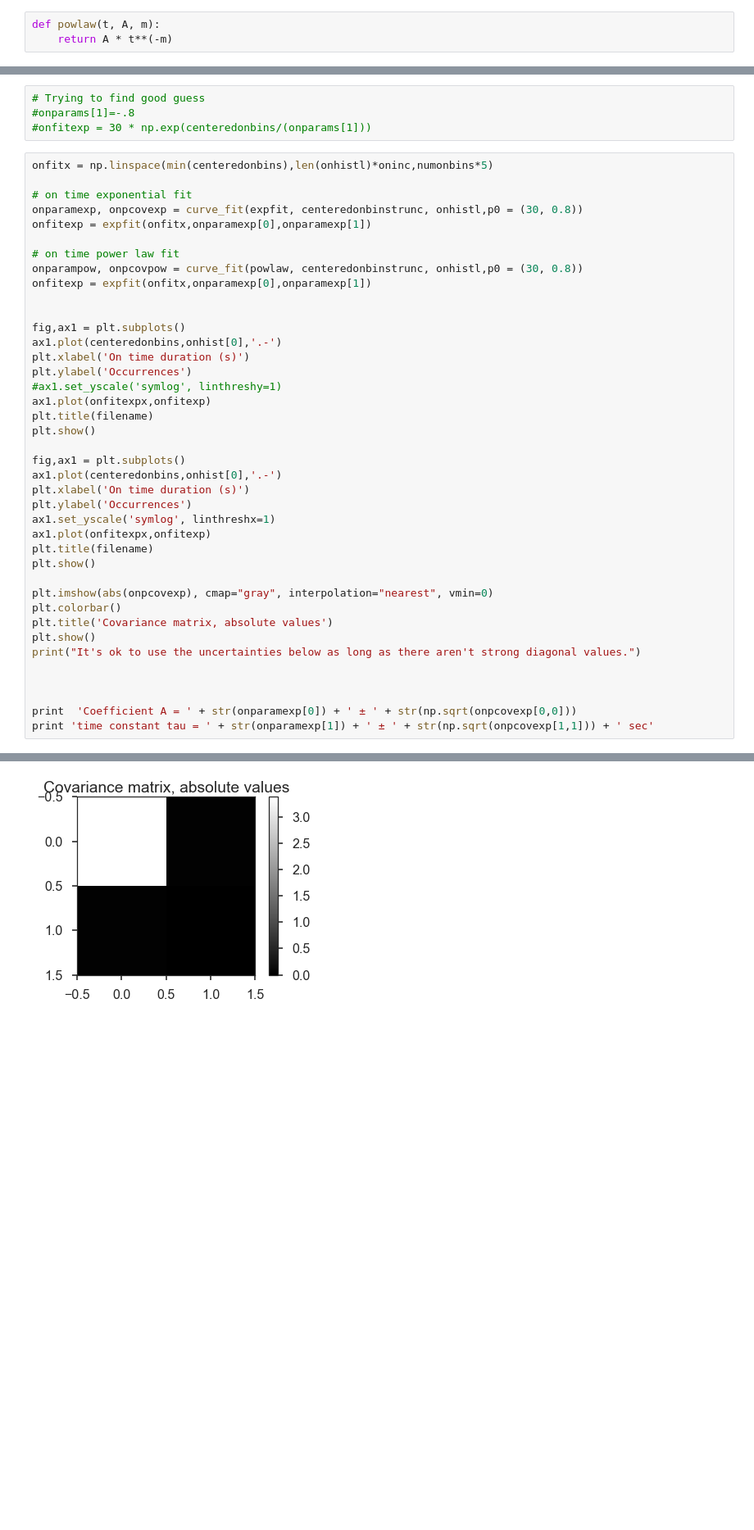
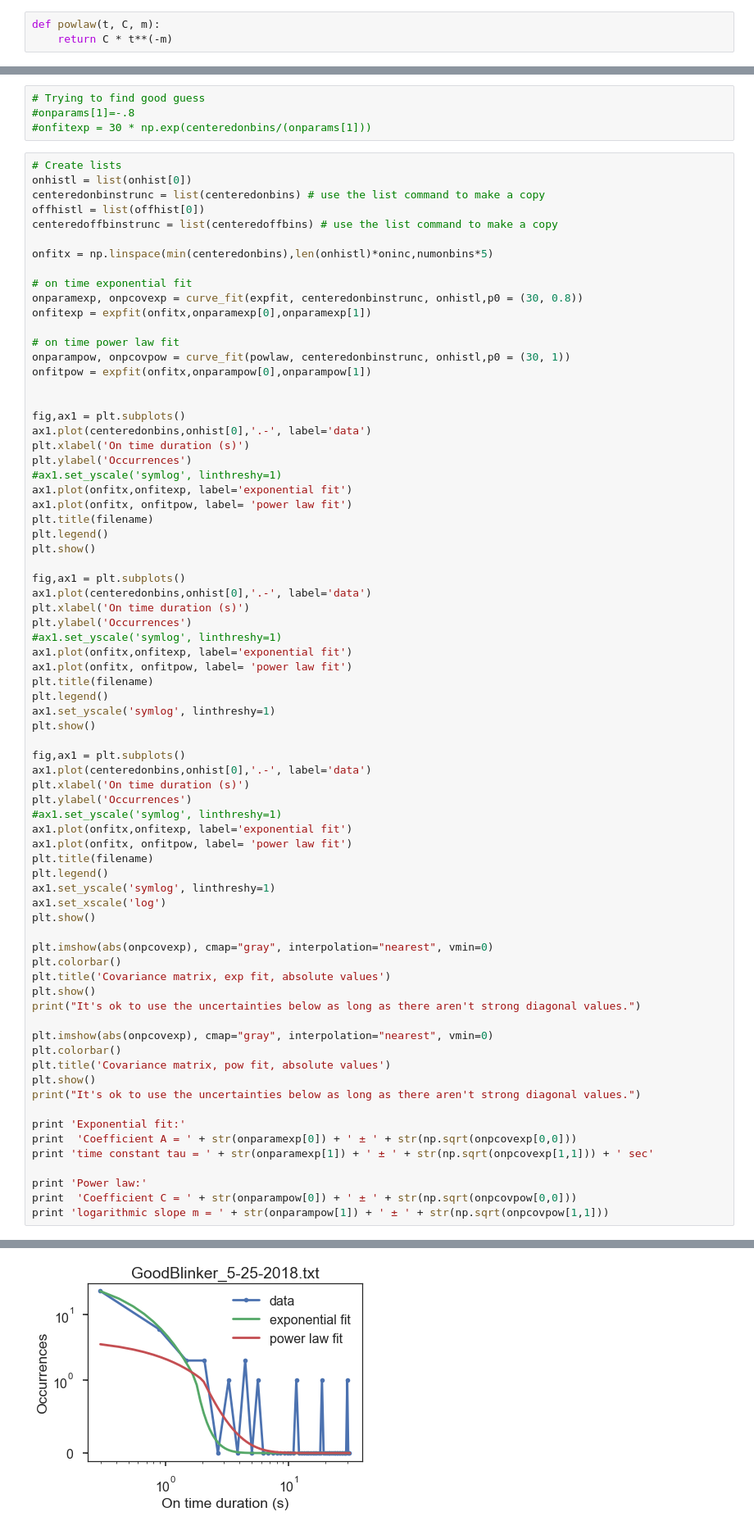
Before and after one commit to vivarose/blinker_analysis, a Jupyter notebook: blinker_analysis_with_exponential_fit.ipynb, the cells around one changed output, grey strips where cells are left out. Shown at 82% size. Saved outputs shown, nothing was run; the diff lists cells and outputs as text; blank space fills up the shorter version.

```diff
--- a/blinker_analysis_with_exponential_fit.ipynb
+++ b/blinker_analysis_with_exponential_fit.ipynb
@@ -454,5 +454,5 @@ scipy.__version__
 def expfit(t, A, tau):
     return (A * np.exp(t/(-tau)))
 # %%
-def powlaw(t, A, m):
-    return A * t**(-m)
+def powlaw(t, C, m):
+    return C * t**(-m)
@@ -467,6 +461,12 @@ centeredoffbinstrunc = list(centeredoffbins) # use the list command to make a co
 #onparams[1]=-.8
 #onfitexp = 30 * np.exp(centeredonbins/(onparams[1]))
 # %%
+# Create lists
+onhistl = list(onhist[0])
+centeredonbinstrunc = list(centeredonbins) # use the list command to make a copy
+offhistl = list(offhist[0])
+centeredoffbinstrunc = list(centeredoffbins) # use the list command to make a copy
+
 onfitx = np.linspace(min(centeredonbins),len(onhistl)*oninc,numonbins*5)
 
 # on time exponential fit
@@ -474,36 +474,63 @@ onparamexp, onpcovexp = curve_fit(expfit, centeredonbinstrunc, onhistl,p0 = (30,
 onfitexp = expfit(onfitx,onparamexp[0],onparamexp[1])
 
 # on time power law fit
-onparampow, onpcovpow = curve_fit(powlaw, centeredonbinstrunc, onhistl,p0 = (30, 0.8))
-onfitexp = expfit(onfitx,onparamexp[0],onparamexp[1])
+onparampow, onpcovpow = curve_fit(powlaw, centeredonbinstrunc, onhistl,p0 = (30, 1))
+onfitpow = expfit(onfitx,onparampow[0],onparampow[1])
 
 
 fig,ax1 = plt.subplots()
-ax1.plot(centeredonbins,onhist[0],'.-')
+ax1.plot(centeredonbins,onhist[0],'.-', label='data')
 plt.xlabel('On time duration (s)')
 plt.ylabel('Occurrences')
 #ax1.set_yscale('symlog', linthreshy=1)
-ax1.plot(onfitexpx,onfitexp)
+ax1.plot(onfitx,onfitexp, label='exponential fit')
+ax1.plot(onfitx, onfitpow, label= 'power law fit')
 plt.title(filename)
+plt.legend()
 plt.show()
 
 fig,ax1 = plt.subplots()
-ax1.plot(centeredonbins,onhist[0],'.-')
+ax1.plot(centeredonbins,onhist[0],'.-', label='data')
 plt.xlabel('On time duration (s)')
 plt.ylabel('Occurrences')
-ax1.set_yscale('symlog', linthreshx=1)
-ax1.plot(onfitexpx,onfitexp)
+#ax1.set_yscale('symlog', linthreshy=1)
+ax1.plot(onfitx,onfitexp, label='exponential fit')
+ax1.plot(onfitx, onfitpow, label= 'power law fit')
 plt.title(filename)
+plt.legend()
+ax1.set_yscale('symlog', linthreshy=1)
+plt.show()
+
+fig,ax1 = plt.subplots()
+ax1.plot(centeredonbins,onhist[0],'.-', label='data')
+plt.xlabel('On time duration (s)')
+plt.ylabel('Occurrences')
+#ax1.set_yscale('symlog', linthreshy=1)
+ax1.plot(onfitx,onfitexp, label='exponential fit')
+ax1.plot(onfitx, onfitpow, label= 'power law fit')
+plt.title(filename)
+plt.legend()
+ax1.set_yscale('symlog', linthreshy=1)
+ax1.set_xscale('log')
 plt.show()
 
 plt.imshow(abs(onpcovexp), cmap="gray", interpolation="nearest", vmin=0)
 plt.colorbar()
-plt.title('Covariance matrix, absolute values')
+plt.title('Covariance matrix, exp fit, absolute values')
 plt.show()
 print("It's ok to use the uncertainties below as long as there aren't strong diagonal values.")
 
+plt.imshow(abs(onpcovexp), cmap="gray", interpolation="nearest", vmin=0)
+plt.colorbar()
+plt.title('Covariance matrix, pow fit, absolute values')
+plt.show()
+print("It's ok to use the uncertainties below as long as there aren't strong diagonal values.")
 
-
+print 'Exponential fit:'
 print  'Coefficient A = ' + str(onparamexp[0]) + ' ± ' + str(np.sqrt(onpcovexp[0,0]))
 print 'time constant tau = ' + str(onparamexp[1]) + ' ± ' + str(np.sqrt(onpcovexp[1,1])) + ' sec'
+
+print 'Power law:'
+print  'Coefficient C = ' + str(onparampow[0]) + ' ± ' + str(np.sqrt(onpcovpow[0,0]))
+print 'logarithmic slope m = ' + str(onparampow[1]) + ' ± ' + str(np.sqrt(onpcovpow[1,1]))
 # %% [output]
@@ -512 +539 @@ print 'time constant tau = ' + str(onparamexp[1]) + ' ± ' + str(np.sqrt(onpcove
-[figure, old version]
+[figure, new version]
```
Also changed, not shown: parts of 5 cells of this notebook.
